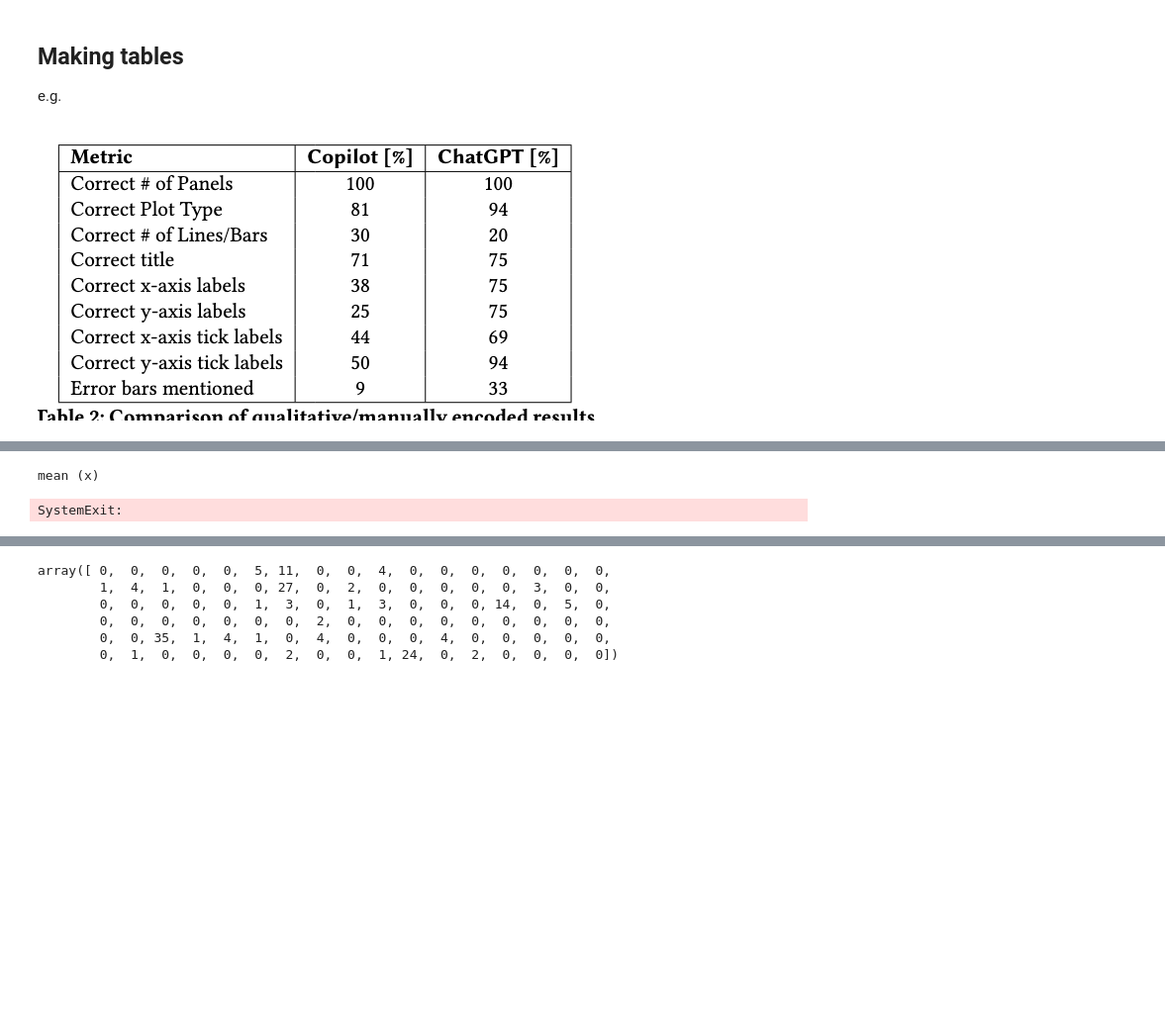
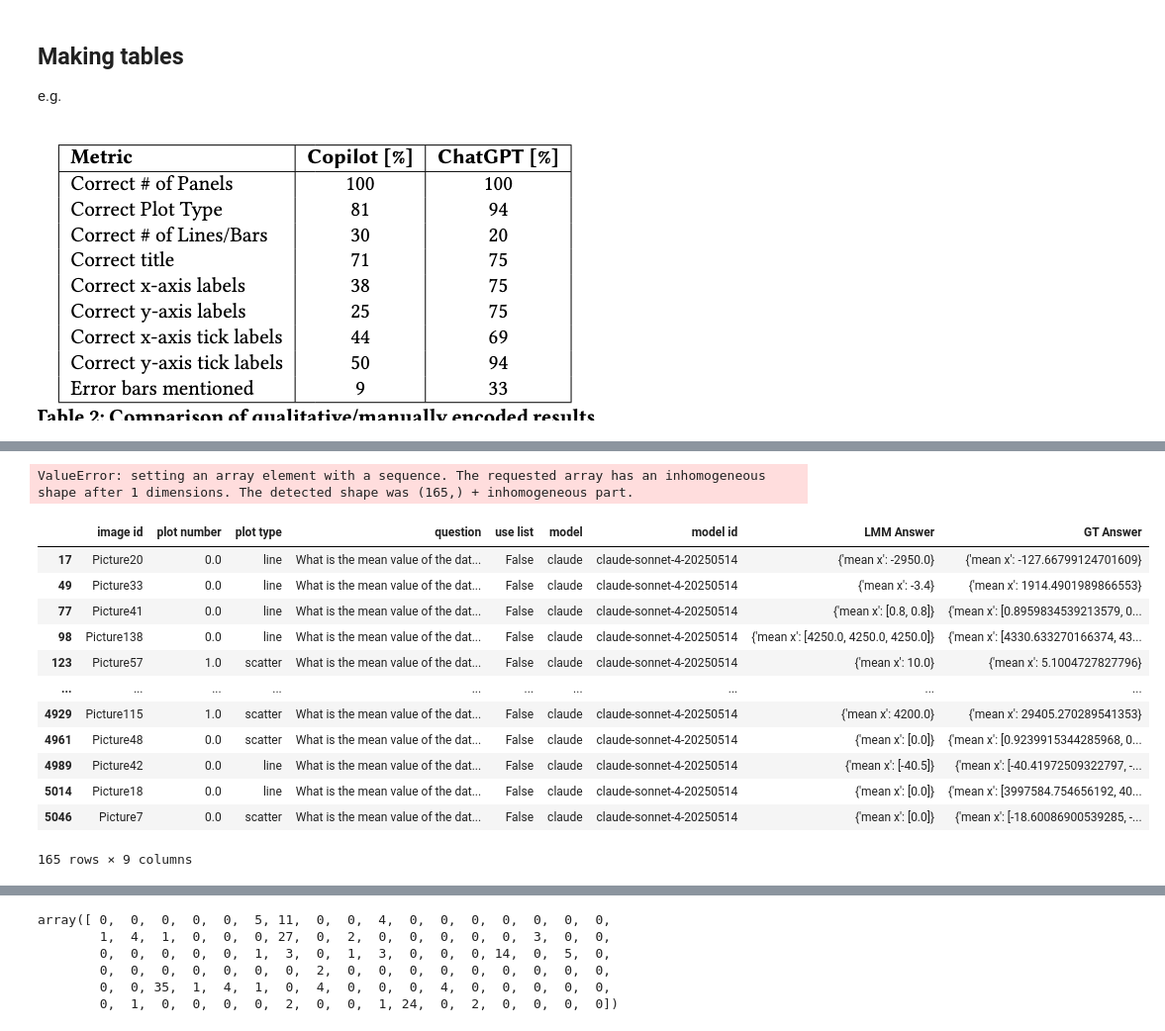
Before and after one commit to ReadingTimeMachine/LLM_VQA_MultiPanel, a Jupyter notebook: parse_lmm_outputs.ipynb, the cells around one changed output, grey strips where cells are left out. Shown at 99% size. Cells and saved outputs as stored; diff of their text form; code cells hidden in the pictures; blank space fills up the shorter version.

Commit message:
adding means

```diff
--- a/parse_lmm_outputs.ipynb
+++ b/parse_lmm_outputs.ipynb
@@ -308,15 +354,10 @@ for q in questions:
             calc = np.abs(np.array(gt)-np.array(lmm))
             models[model] = {'mean diff': np.mean(calc), 'median diff':np.median(calc),
                              'std diff':np.std(calc), 'iqr diff':calc_iqr(calc),
-                             'median gt':np.median(gt), 'mean gt':np.mean(gt)}
+                             'median gt':np.median(gt), 'mean gt':np.mean(gt),
+                             'number nans':count_nan(lmm)}
         elif q['type'] == 'binary string':
-            gt = []; lmm = []
-            for v in dfsub2['GT Answer'].values:
-                gt.append(list(v.values())[0].lower())
-            gt = np.array(gt)
-            for v in dfsub2['LMM Answer'].values:
-                lmm.append(list(v.values())[0].lower())
-            lmm = np.array(lmm)
+            gt, lmm = get_lmm_gt(dfsub2, q['type'])
             calc = []
             for g,l in zip(gt,lmm):
                 if g == l:
@@ -324,9 +365,18 @@ for q in questions:
                 else:
                     calc.append(0)
             models[model] = {'mean diff': np.mean(calc), 'median diff':np.median(calc),
-                             'std diff':np.std(calc), 'iqr diff':calc_iqr(calc)}
+                             'std diff':np.std(calc), 'iqr diff':calc_iqr(calc),
+                             'number nans':count_nan(lmm)}
             #import sys; sys.exit()
         elif q['type'] == 'float': # single float number
+            gt, lmm = get_lmm_gt(dfsub2, q['type'])
+            calc =  np.abs(np.array(gt)-np.array(lmm))
+            models[model] = {'mean diff': np.nanmean(calc), 'median diff':np.nanmedian(calc),
+                             'std diff':np.nanstd(calc), 'iqr diff':calc_iqr(calc),
+                             'median gt':np.nanmedian(gt), 'mean gt':np.nanmean(gt),
+                             'number nans':count_nan(lmm)}
+        elif q['type'] == 'float per panel':
+            #gt, lmm = get_lmm_gt(dfsub2, q['type'])
             gt = []; lmm = []
             for v in dfsub2['GT Answer'].values:
                 gt.append(list(v.values())[0])
@@ -337,10 +387,8 @@ for q in questions:
                     l = np.nan
                 lmm.append(l)
             lmm = np.array(lmm)
-            calc =  np.abs(np.array(gt)-np.array(lmm))
-            models[model] = {'mean diff': np.nanmean(calc), 'median diff':np.nanmedian(calc),
-                             'std diff':np.nanstd(calc), 'iqr diff':calc_iqr(calc),
-                             'median gt':np.nanmedian(gt), 'mean gt':np.nanmean(gt)}
+            print(q['tag'])
+            import sys; sys.exit()
         else:
             print(q['tag'])
             import sys; sys.exit()
@@ -348,5 +396,20 @@ for q in questions:
 
     #import sys; sys.exit()
 # %% [output]
-mean (x)
+ValueError: setting an array element with a sequence. The requested array has an inhomogeneous shape after 1 dimensions. The detected shape was (165,) + inhomogeneous part.
-SystemExit:
+# %%
+dfsub2
+# %% [output]
+|  | image id | plot number | plot type | question | use list | model | model id | LMM Answer | GT Answer |
+| 17 | Picture20 | 0.0 | line | What is the mean value of the dat... | False | claude | claude-sonnet-4-20250514 | {'mean x': -2950.0} | {'mean x': -127.66799124701609} |
+| 49 | Picture33 | 0.0 | line | What is the mean value of the dat... | False | claude | claude-sonnet-4-20250514 | {'mean x': -3.4} | {'mean x': 1914.4901989866553} |
+| 77 | Picture41 | 0.0 | line | What is the mean value of the dat... | False | claude | claude-sonnet-4-20250514 | {'mean x': [0.8, 0.8]} | {'mean x': [0.8959834539213579, 0... |
+| 98 | Picture138 | 0.0 | line | What is the mean value of the dat... | False | claude | claude-sonnet-4-20250514 | {'mean x': [4250.0, 4250.0, 4250.0]} | {'mean x': [4330.633270166374, 43... |
+| 123 | Picture57 | 1.0 | scatter | What is the mean value of the dat... | False | claude | claude-sonnet-4-20250514 | {'mean x': 10.0} | {'mean x': 5.1004727827796} |
+| ... | ... | ... | ... | ... | ... | ... | ... | ... | ... |
+| 4929 | Picture115 | 1.0 | scatter | What is the mean value of the dat... | False | claude | claude-sonnet-4-20250514 | {'mean x': 4200.0} | {'mean x': 29405.270289541353} |
+| 4961 | Picture48 | 0.0 | scatter | What is the mean value of the dat... | False | claude | claude-sonnet-4-20250514 | {'mean x': [0.0]} | {'mean x': [0.9239915344285968, 0... |
+| 4989 | Picture42 | 0.0 | line | What is the mean value of the dat... | False | claude | claude-sonnet-4-20250514 | {'mean x': [-40.5]} | {'mean x': [-40.41972509322797, -... |
+| 5014 | Picture18 | 0.0 | line | What is the mean value of the dat... | False | claude | claude-sonnet-4-20250514 | {'mean x': [0.0]} | {'mean x': [3997584.754656192, 40... |
+| 5046 | Picture7 | 0.0 | scatter | What is the mean value of the dat... | False | claude | claude-sonnet-4-20250514 | {'mean x': [0.0]} | {'mean x': [-18.60086900539285, -... |
+165 rows × 9 columns
```
Also changed, not shown: parts of 7 cells of this notebook.
